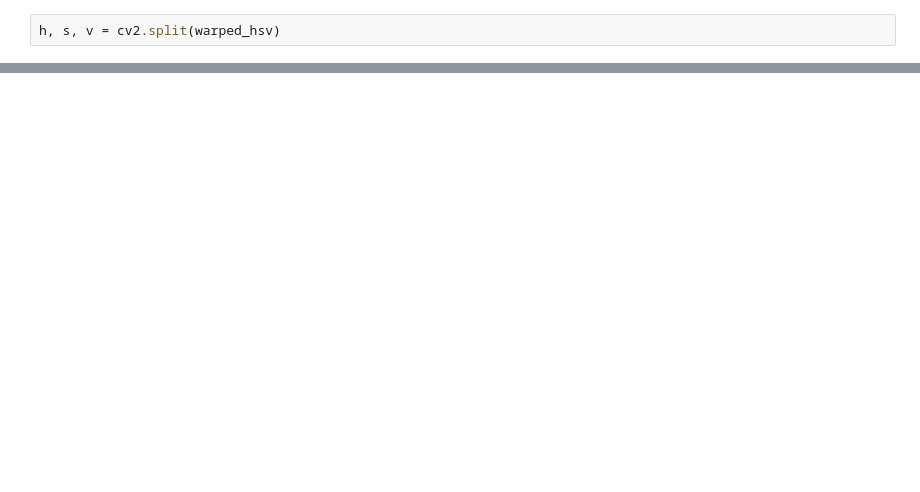
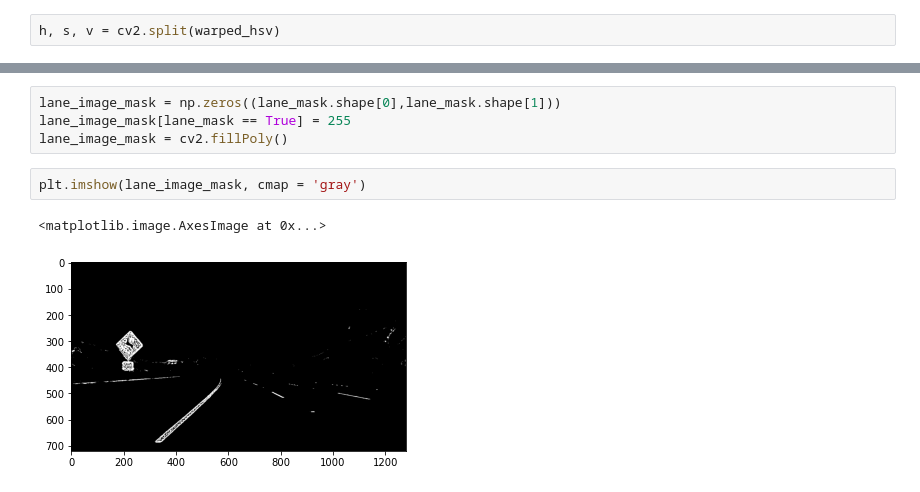
Before and after one commit to Ahmedkhalifa1999/Simple-Perception-Stack-for-Self-Driving-Car, a Jupyter notebook: Pipeline Idea 1.ipynb, the cells around one changed output, grey strips where cells are left out. Cells and saved outputs as stored; diff of their text form; blank space fills up the shorter version.

```diff
--- a/Pipeline Idea 1.ipynb
+++ b/Pipeline Idea 1.ipynb
@@ -35,0 +39,9 @@ plt.imshow(white_mask | yellow_mask)
+# %%
+lane_image_mask = np.zeros((lane_mask.shape[0],lane_mask.shape[1]))
+lane_image_mask[lane_mask == True] = 255
+lane_image_mask = cv2.fillPoly()
+# %%
+plt.imshow(lane_image_mask, cmap = 'gray')
+# %% [output]
+<matplotlib.image.AxesImage at 0x...>
+[figure, added]
```
Also changed, not shown: parts of 5 cells of this notebook, 5 other files.
